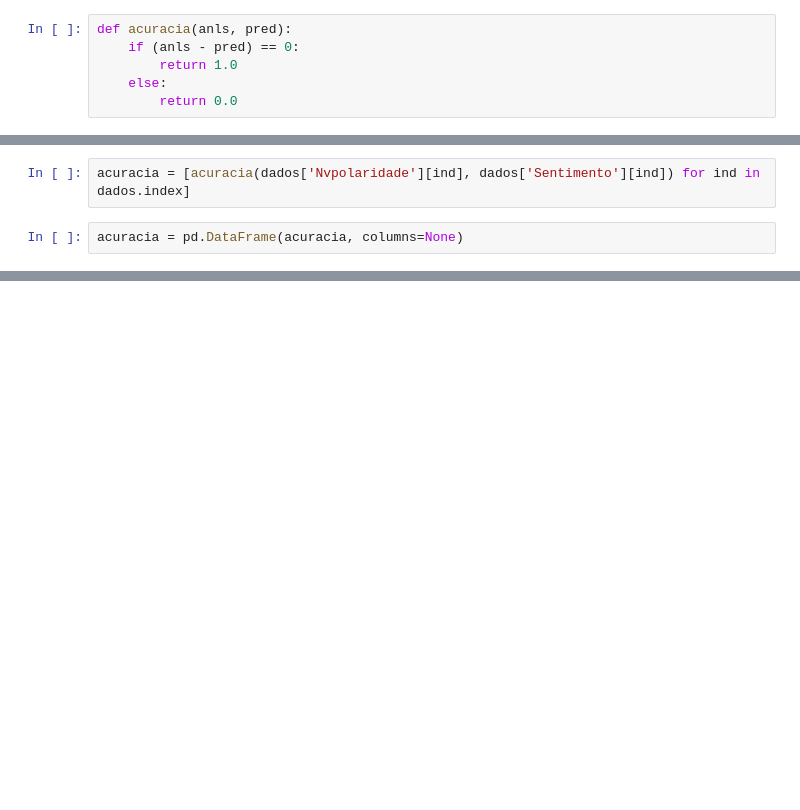
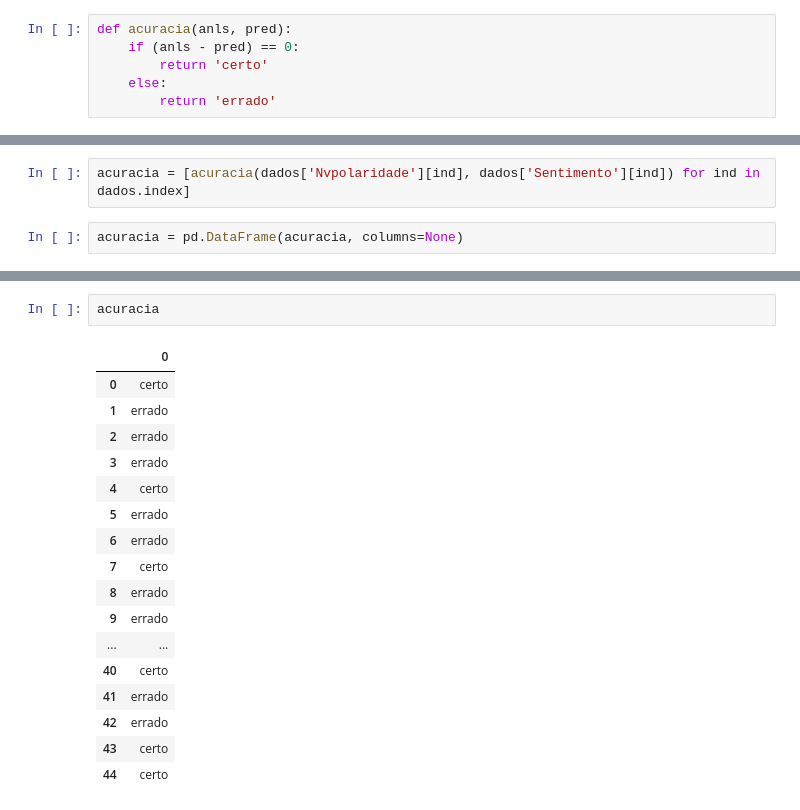
Before and after one commit to DaisonSilas/TCC, a Jupyter notebook: teste_sentilexPT.ipynb, the cells around one changed output, grey strips where cells are left out. Saved outputs shown, nothing was run; the diff lists cells and outputs as text; blank space fills up the shorter version.

```diff
--- a/teste_sentilexPT.ipynb
+++ b/teste_sentilexPT.ipynb
@@ -102,9 +98,9 @@ def polaridade_texto(pol):
 # %%
 def acuracia(anls, pred):
     if (anls - pred) == 0:
-        return 1.0
+        return 'certo'
     else:
-        return 0.0
+        return 'errado'
 # %%
 polaridade = [polaridade_texto(dados['Nvpolaridade'][ind]) for ind in dados.index]
 # %%
@@ -120,3 +136,23 @@ acuracia = pd.DataFrame(acuracia, columns=None)
+# %%
+acuracia
+# %% [output]
+|  | 0 |
+| 0 | certo |
+| 1 | errado |
+| 2 | errado |
+| 3 | errado |
+| 4 | certo |
+| 5 | errado |
+| 6 | errado |
+| 7 | certo |
+| 8 | errado |
+| 9 | errado |
+| ... | ... |
+| 40 | certo |
+| 41 | errado |
+| 42 | errado |
+| 43 | certo |
+| 44 | certo |
 # %%
 acuracia[0].value_counts()
 # %% [output]
```
Also changed, not shown: parts of 6 cells of this notebook.
